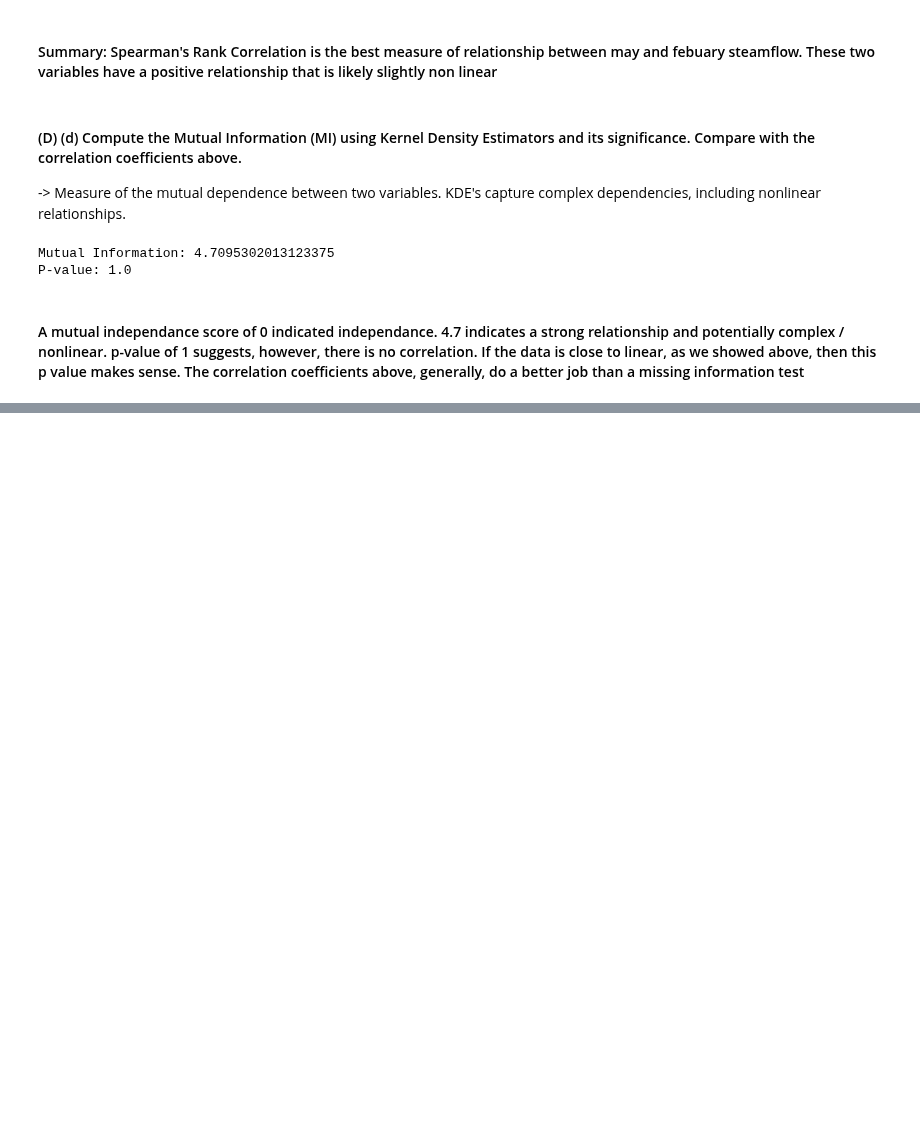
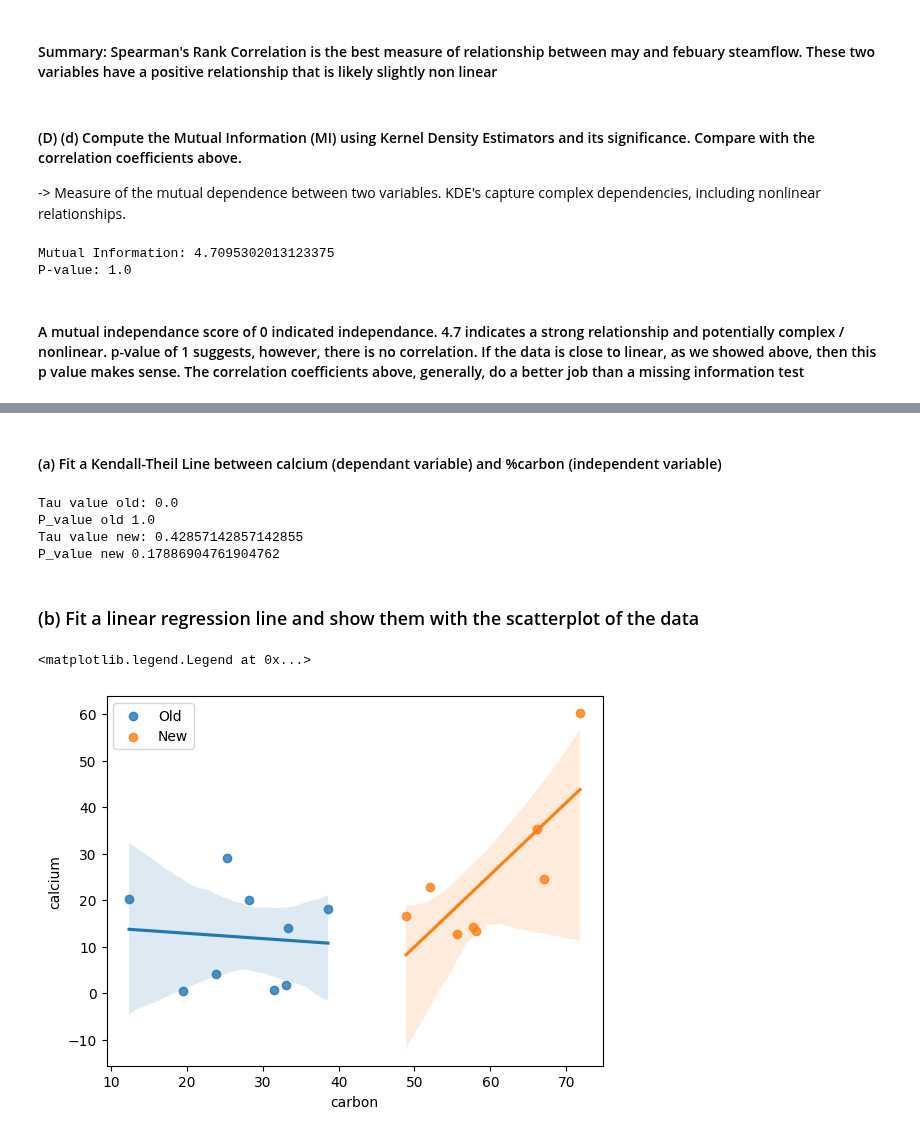
Before and after one commit to jtdocter27/Engineering-Probability---Statistics, a Jupyter notebook: HW5.ipynb, the cells around one changed output, grey strips where cells are left out. Saved outputs shown, nothing was run; the diff lists cells and outputs as text; code cells hidden in the pictures; blank space fills up the shorter version.

```diff
--- a/HW5.ipynb
+++ b/HW5.ipynb
@@ -278,0 +283,7 @@ P-value: 1.0
+# %%
+carbon_old = [12.4, 19.5, 23.9, 25.3, 28.2, 31.5, 33.1, 33.4, 38.6]
+calcium_old = [20.16, 0.46, 4.18, 28.95, 20.00, 0.57, 1.84, 13.99, 18.02]
+carbon_new = [48.9, 52.0, 55.6, 57.7, 58.1, 66.2, 67.1, 71.8]
+calcium_new = [16.56, 22.88, 12.64, 14.26, 13.37, 35.22, 24.43, 60.24]
+old = pd.DataFrame({'carbon':carbon_old, 'calcium':calcium_old})
+new = pd.DataFrame({'carbon':carbon_new, 'calcium':calcium_new})
@@ -278,0 +300,25 @@ P-value: 1.0
+# %% [markdown]
+#### (a) Fit a Kendall-Theil Line between calcium (dependant variable) and %carbon (independent variable)
+# %%
+#old
+tau_old, p_value_old = kendalltau(carbon_old, calcium_old)
+print('Tau value old:', tau_old)
+print('P_value old', p_value_old)
+#new
+tau_new, p_value_new = kendalltau(carbon_new, calcium_new)
+print('Tau value new:', tau_new)
+print('P_value new', p_value_new)
+# %% [output]
+Tau value old: 0.0
+P_value old 1.0
+Tau value new: 0.42857142857142855
+P_value new 0.17886904761904762
+# %% [markdown]
+### (b) Fit a linear regression line and show them with the scatterplot of the data
+# %%
+sns.regplot(data = old, x = 'carbon', y='calcium', label='Old')
+sns.regplot(data = new, x = 'carbon', y='calcium', label = 'New')
+plt.legend()
+# %% [output]
+<matplotlib.legend.Legend at 0x...>
+[figure, added]
```
Also changed, not shown: parts of 7 cells of this notebook.
